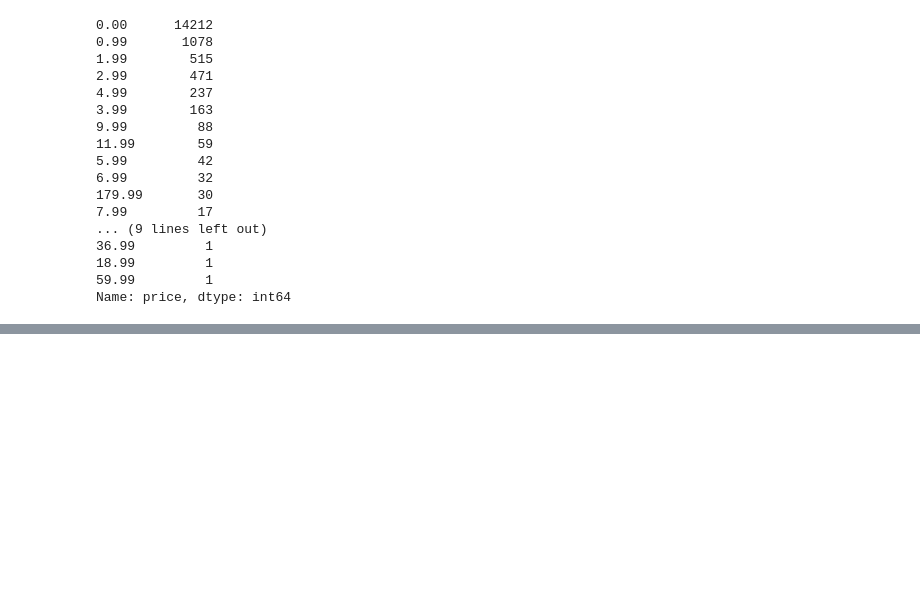
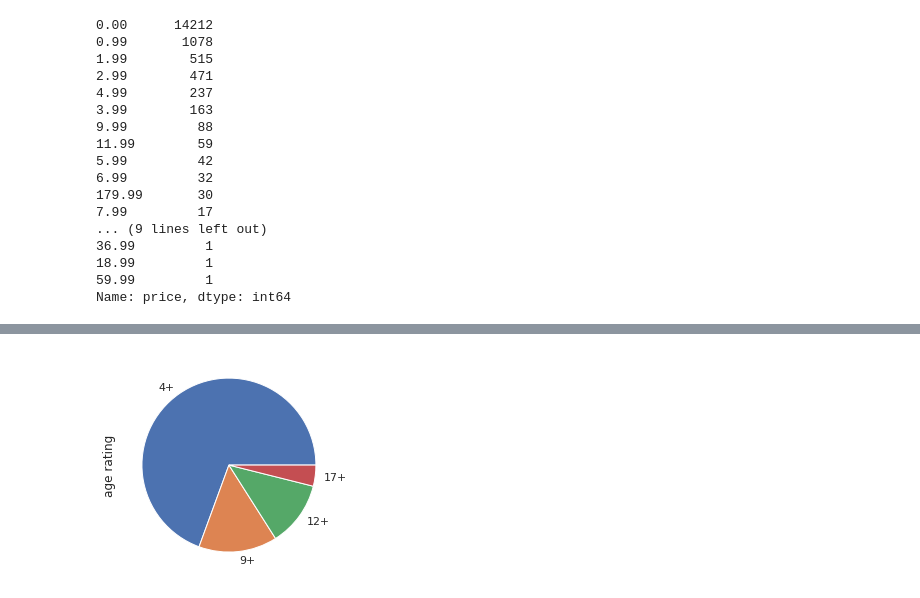
Before and after one commit to martynawl/data-science-bootcamp, a Jupyter notebook: 03_pandas.ipynb, the cells around one changed output, grey strips where cells are left out. Drawn from its saved outputs; the diff is of its cells as text; code cells hidden in the pictures; blank space fills up the shorter version.

```diff
--- a/03_pandas.ipynb
+++ b/03_pandas.ipynb
@@ -1762,0 +1843,4 @@ Name: price, dtype: int64
+# %%
+_ = df['age rating'].value_counts().plot(kind='pie')
+# %% [output]
+[figure, added]
```
Also changed, not shown: parts of 71 cells of this notebook.
